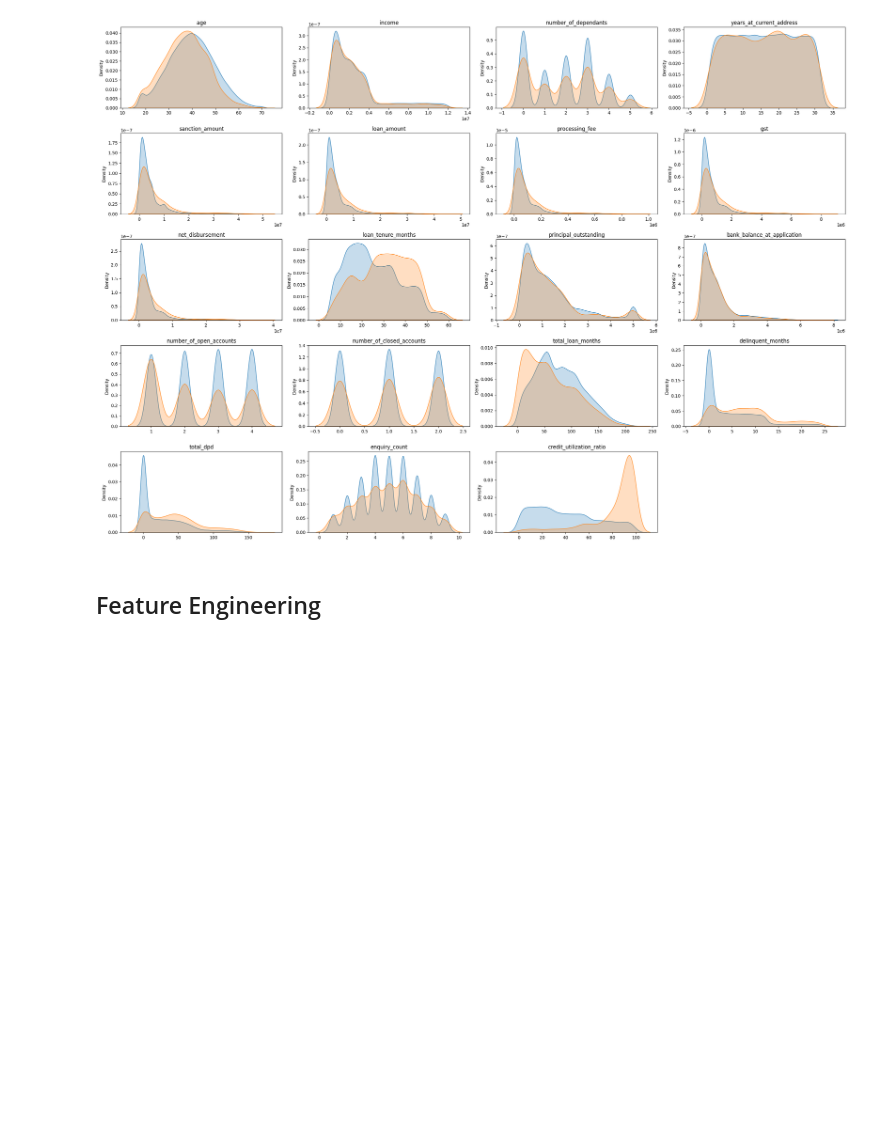
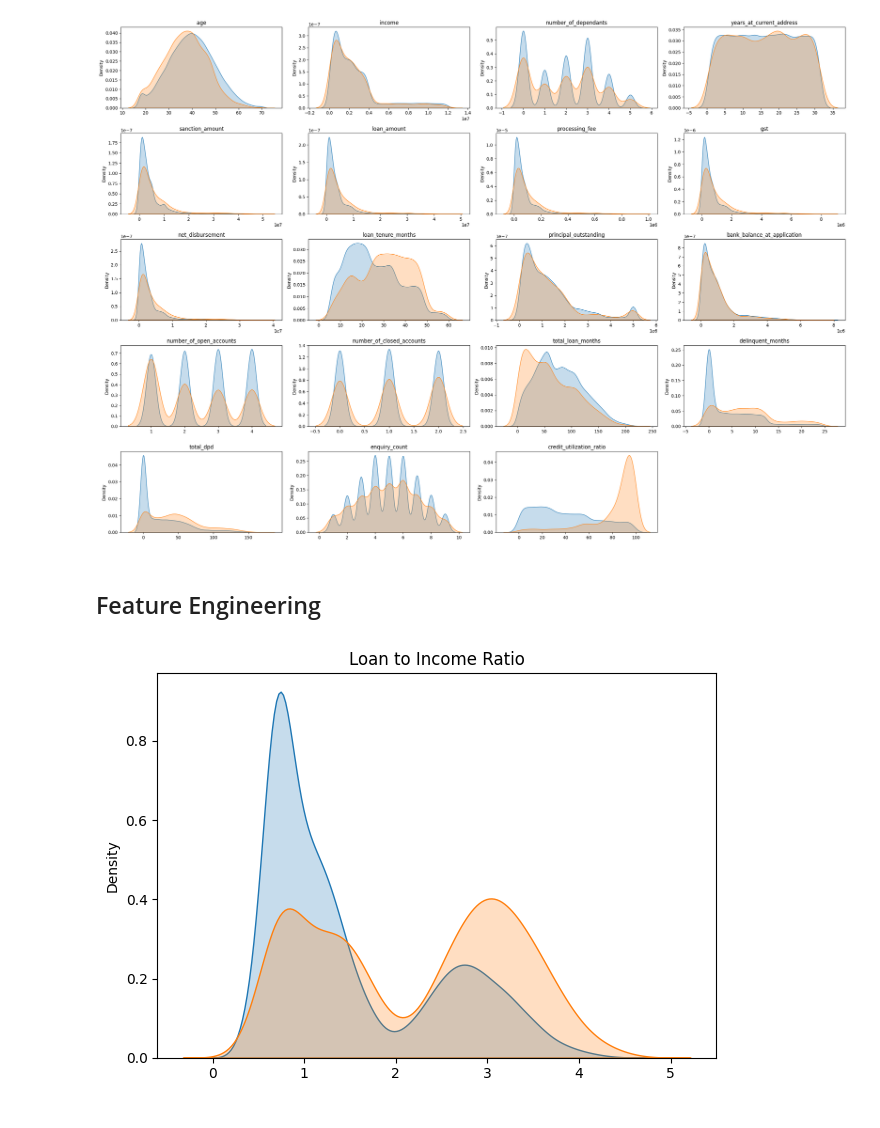
Before and after one commit to sumit-sah314/credit-risk-modeling, a Jupyter notebook: credit_risk_modeling.ipynb, the cells around one changed output. Drawn from its saved outputs; the diff is of its cells as text; code cells hidden in the pictures; blank space fills up the shorter version.

```diff
--- a/credit_risk_modeling.ipynb
+++ b/credit_risk_modeling.ipynb
@@ -294,3 +294,15 @@ plt.show()
 [figure]
 # %% [markdown]
 ## Feature Engineering
+# %%
+df_train1['loan_to_income'] = round(df_train1["loan_amount"]/df_train1["income"], 2)
+df_test['loan_to_income'] = round(df_test["loan_amount"]/df_test["income"], 2)
+
+sns.kdeplot(df_train1['loan_to_income'][df_train1['default']==0], fill = True, label = 'default=0')
+sns.kdeplot(df_train1['loan_to_income'][df_train1['default']==1], fill = True, label = 'default=1')
+plt.title('Loan to Income Ratio')
+plt.xlabel(' ')
+plt.tight_layout()
+plt.show()
+# %% [output]
+[figure, added]
```
Also changed, not shown: parts of 16 cells of this notebook.
